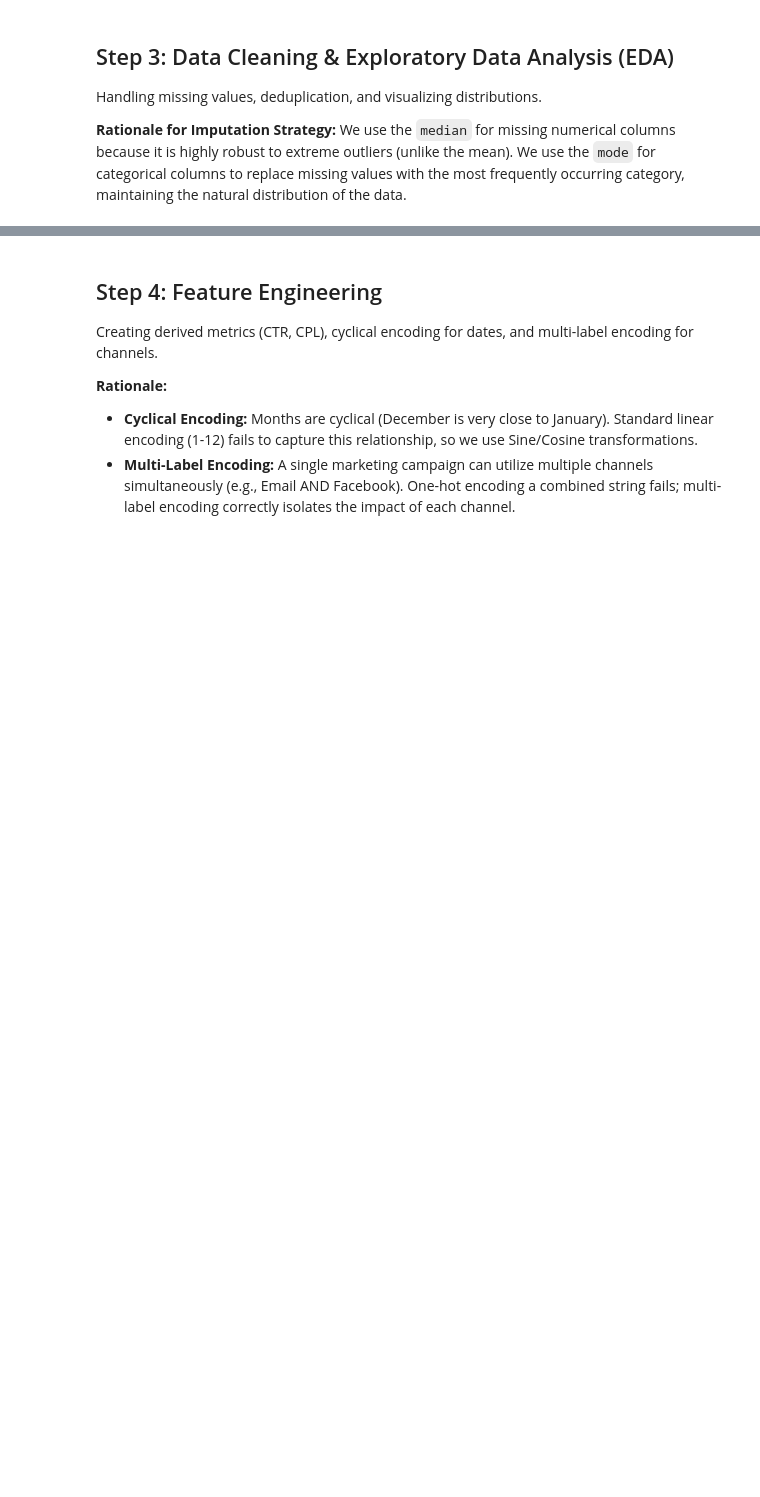
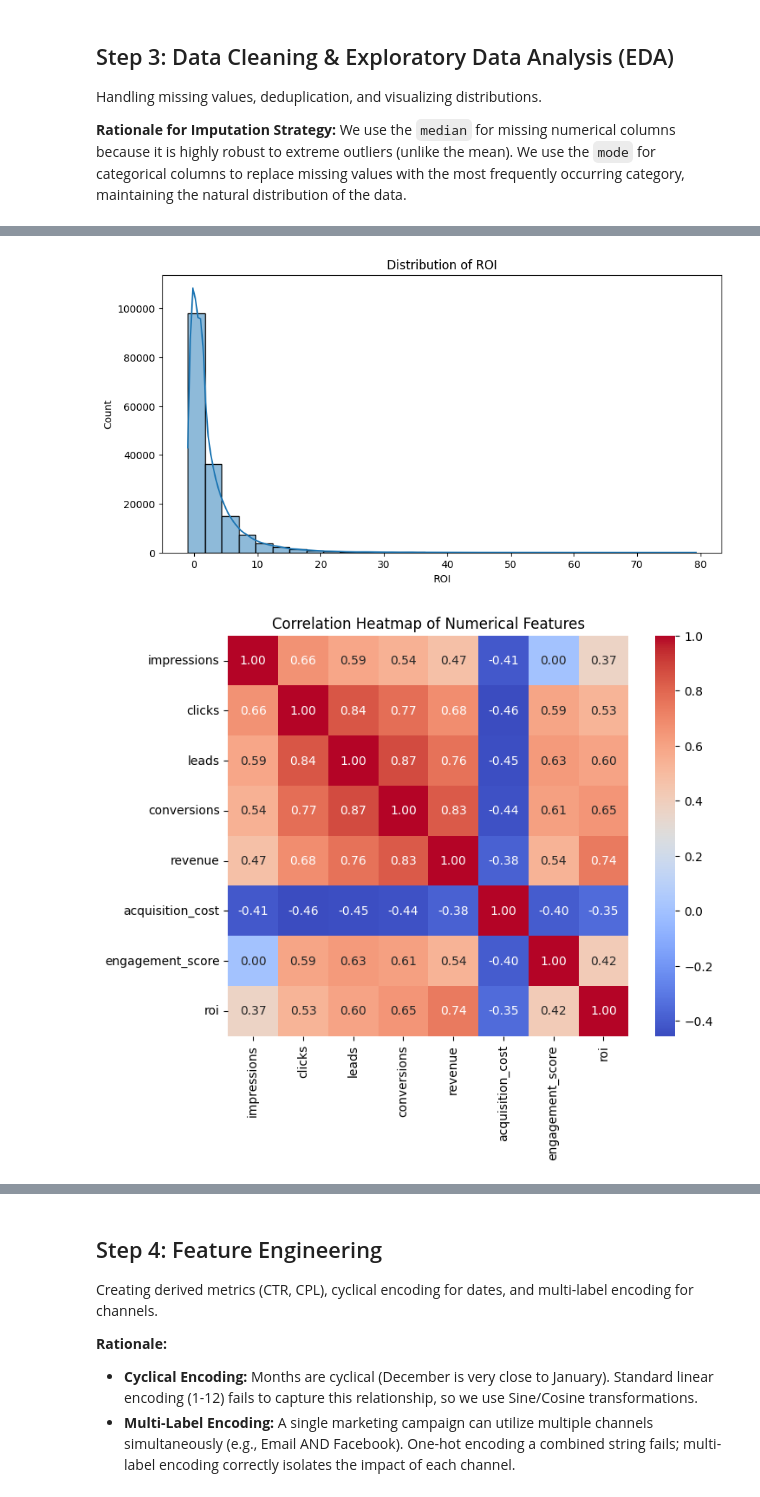
Before and after one commit to jegadeesh17/Marketing-Campaign-Performance-Analysis, a Jupyter notebook: Marketing Campaign Performance Analysis.ipynb, the cells around one changed output, grey strips where cells are left out. Saved outputs shown, nothing was run; the diff lists cells and outputs as text; code cells hidden in the pictures; blank space fills up the shorter version.

Commit message:
Update Marketing Campaign Performance Analysis notebook

```diff
--- a/Marketing Campaign Performance Analysis.ipynb
+++ b/Marketing Campaign Performance Analysis.ipynb
@@ -124,0 +91,51 @@ plt.show()
+# %%
+# 1. Deduplication
+df = df.drop_duplicates()
+
+# 2. Impute Categorical Columns
+categorical_cols = ['campaign_type', 'target_audience', 'language', 'customer_segment', 'brand']
+for col in categorical_cols:
+    df[col] = df[col].fillna(df[col].mode()[0] if not df[col].mode().empty else 'Unknown')
+
+# 3. Impute Numerical Columns
+# UPDATE: Impute using the median grouped by 'campaign_type' to preserve variance
+numerical_cols = ['impressions', 'clicks', 'leads', 'conversions', 'revenue', 'acquisition_cost', 'engagement_score', 'roi']
+for col in numerical_cols:
+    df[col] = df.groupby('campaign_type')[col].transform(lambda x: x.fillna(x.median()))
+    # Fallback to overall median if any nulls remain
+    df[col] = df[col].fillna(df[col].median())
+
+# --- EDA Visualizations ---
+import matplotlib.pyplot as plt
+import seaborn as sns
+
+plt.figure(figsize=(10,5))
+sns.histplot(df['roi'], kde=True, bins=30)
+plt.title("Distribution of ROI")
+plt.xlabel("ROI")
+plt.show()
+
+plt.figure(figsize=(8,6))
+sns.heatmap(df[numerical_cols].corr(), annot=True, cmap='coolwarm', fmt='.2f', square=True)
+plt.title("Correlation Heatmap of Numerical Features")
+plt.show()
+
+plt.figure(figsize=(12,6))
+sns.boxplot(x='campaign_type', y='roi', data=df)
+plt.title("ROI by Campaign Type")
+plt.xticks(rotation=45)
+plt.show()
+
+plt.figure(figsize=(10,6))
+sns.scatterplot(x='acquisition_cost', y='revenue', hue='campaign_type', data=df, alpha=0.6)
+plt.title("Revenue vs Acquisition Cost")
+plt.show()
+
+plt.figure(figsize=(10,6))
+revenue_by_brand = df.groupby('brand')['revenue'].sum().reset_index()
+sns.barplot(x='brand', y='revenue', data=revenue_by_brand)
+plt.title("Total Revenue by Brand")
+plt.show()
+# %% [output]
+[figure, added]
+[figure, added]
```
Also changed, not shown: parts of 4 cells of this notebook.
